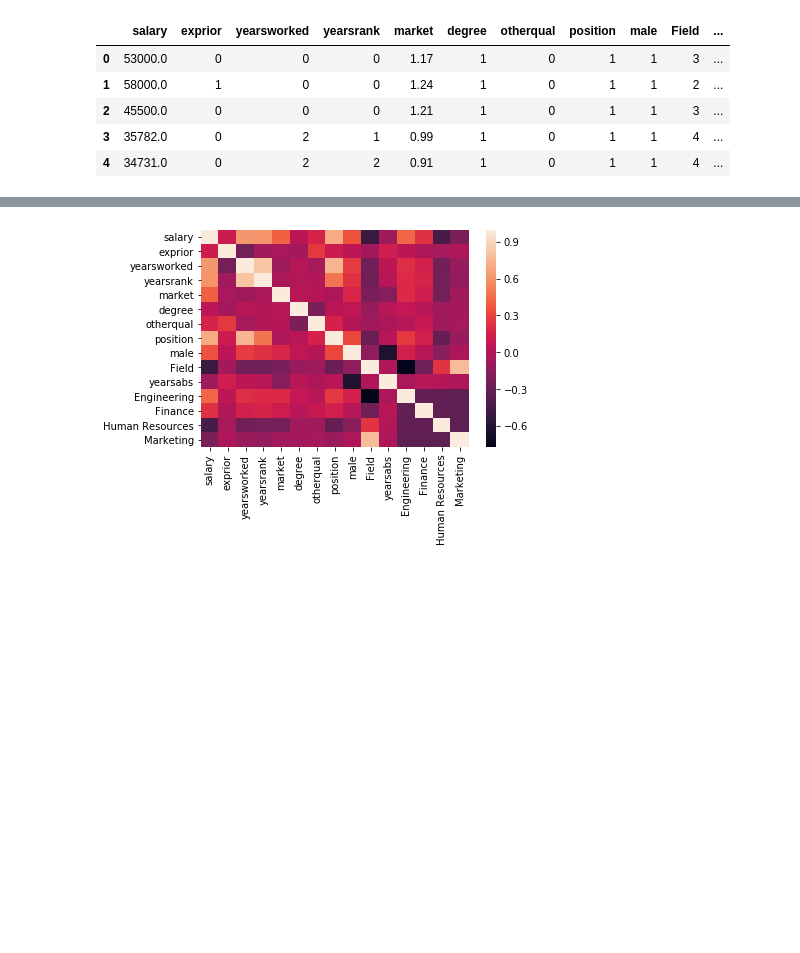
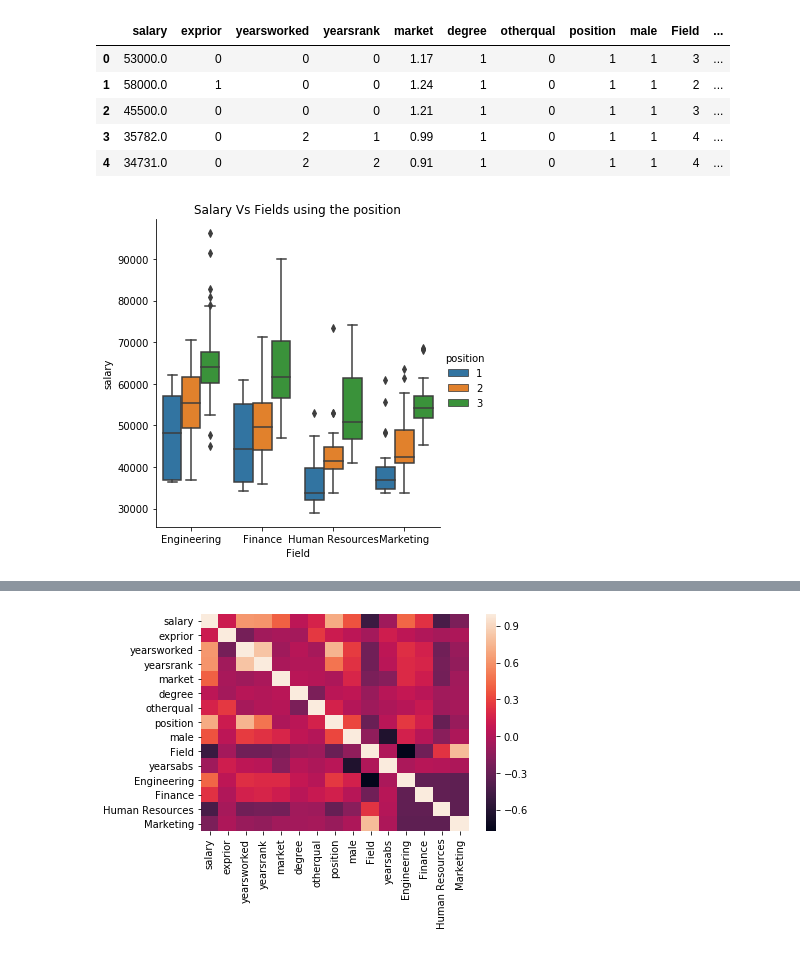
Before and after one commit to PhumlaniKubeka/MultivariateLinearRegression, a Jupyter notebook: MultiivariateLinearRegression.ipynb, the cells around one changed output, grey strips where cells are left out. Saved outputs shown, nothing was run; the diff lists cells and outputs as text; code cells hidden in the pictures; blank space fills up the shorter version.

```diff
--- a/MultiivariateLinearRegression.ipynb
+++ b/MultiivariateLinearRegression.ipynb
@@ -119,3 +136,10 @@ salary_merged.head()
 | 2 | 45500.0 | 0 | 0 | 0 | 1.21 | 1 | 0 | 1 | 1 | 3 | ... |
 | 3 | 35782.0 | 0 | 2 | 1 | 0.99 | 1 | 0 | 1 | 1 | 4 | ... |
 | 4 | 34731.0 | 0 | 2 | 2 | 0.91 | 1 | 0 | 1 | 1 | 4 | ... |
+# %%
+field_pos = sns.catplot(data=salary_merged, x='Field', y='salary', hue='position', kind='box')
+field_pos.set_xticklabels(['Engineering', 'Finance','Human Resources','Marketing'])
+plt.title('Salary Vs Fields using the position')
+plt.show()
+# %% [output]
+[figure, added]
```
Also changed, not shown: parts of 44 cells of this notebook, 1 other file.
